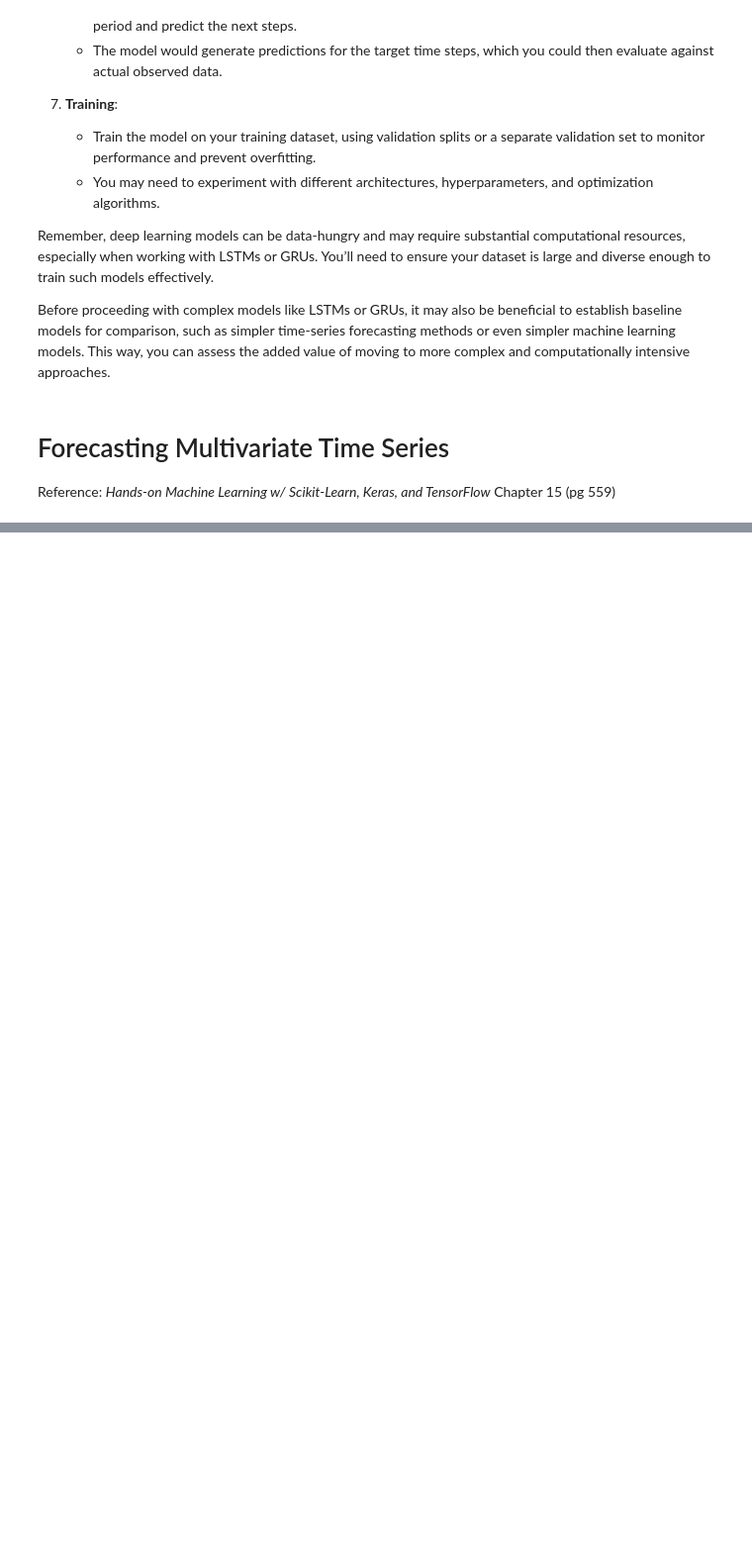
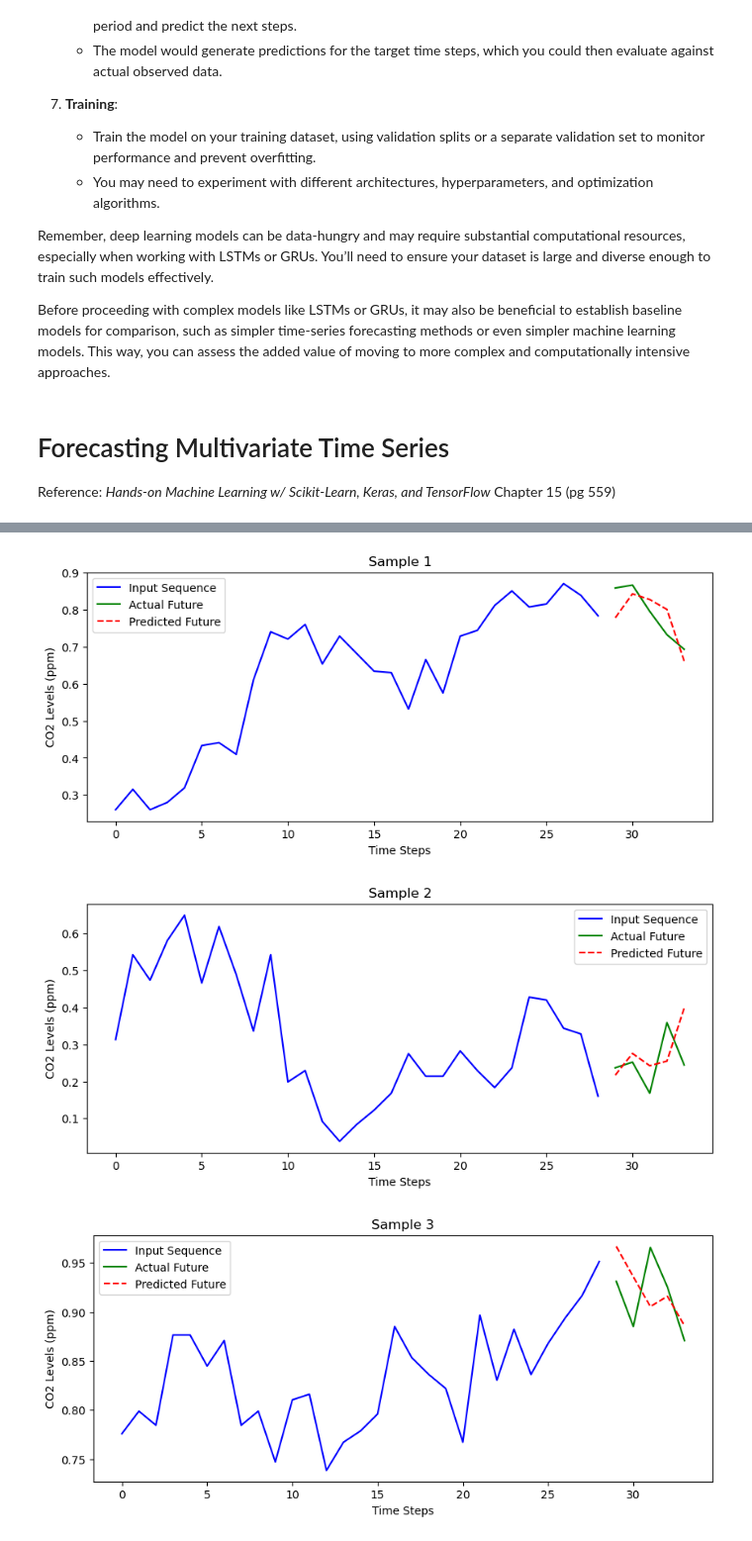
Before and after one commit to coreyddsc/aranet4-project, a Jupyter notebook: coreyd.dsc_temporary/aranet_ts_manipulations.ipynb, the cells around one changed output, grey strips where cells are left out. Shown at 99% size. Saved outputs shown, nothing was run; the diff lists cells and outputs as text; code cells hidden in the pictures; blank space fills up the shorter version.

```diff
--- a/coreyd.dsc_temporary/aranet_ts_manipulations.ipynb
+++ b/coreyd.dsc_temporary/aranet_ts_manipulations.ipynb
@@ -880,0 +962,8 @@ Reference: *Hands-on Machine Learning w/ Scikit-Learn, Keras, and TensorFlow* Ch
+# %%
+sequence_length = 15  # Number of timesteps to look back
+sequences = []
+
+for df in model_set.values():
+    for i in range(len(df) - sequence_length):
+        sequence = df.iloc[i:i + sequence_length].values  # Extract the sequence
+        sequences.append(sequence)
@@ -880,0 +1289,23 @@ Reference: *Hands-on Machine Learning w/ Scikit-Learn, Keras, and TensorFlow* Ch
+# %%
+import matplotlib.pyplot as plt
+
+# Select a sample of sequences from the test set
+sample_indices = np.random.choice(X_test.shape[0], 5, replace=False)
+sample_sequences = X_test[sample_indices]
+sample_labels = y_test[sample_indices]
+
+# Get predictions for the selected samples
+sample_predictions = model.predict(sample_sequences)
+
+# Plot the actual vs predicted CO2 levels for the selected samples
+for i in range(len(sample_indices)):
+    plt.figure(figsize=(10, 4))
+    plt.plot(range(sequence_length - 1), sample_sequences[i, :, 0], 'b-', label='Input Sequence')
+    plt.plot(range(sequence_length - 1, sequence_length - 1 + prediction_length), sample_labels[i], 'g-', label='Actual Future')
+    plt.plot(range(sequence_length - 1, sequence_length - 1 + prediction_length), sample_predictions[i], 'r--', label='Predicted Future')
+    plt.xlabel('Time Steps')
+    plt.ylabel('CO2 Levels (ppm)')
+    plt.title(f'Sample {i + 1}')
+    plt.legend()
+    plt.show()
+# %% [output]
@@ -880,0 +1313,3 @@ Reference: *Hands-on Machine Learning w/ Scikit-Learn, Keras, and TensorFlow* Ch
+[figure, added]
+[figure, added]
+[figure, added]
```
Also changed, not shown: parts of 33 cells of this notebook, 1 other file.
